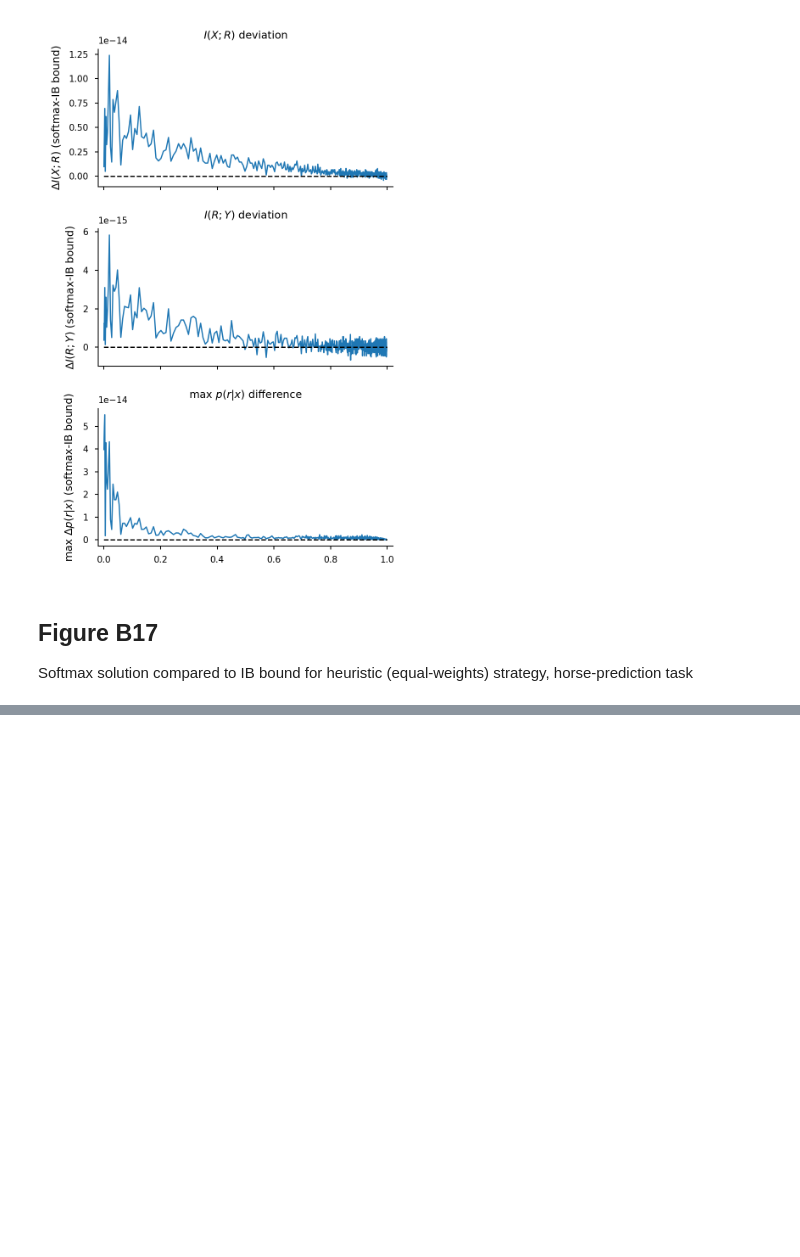
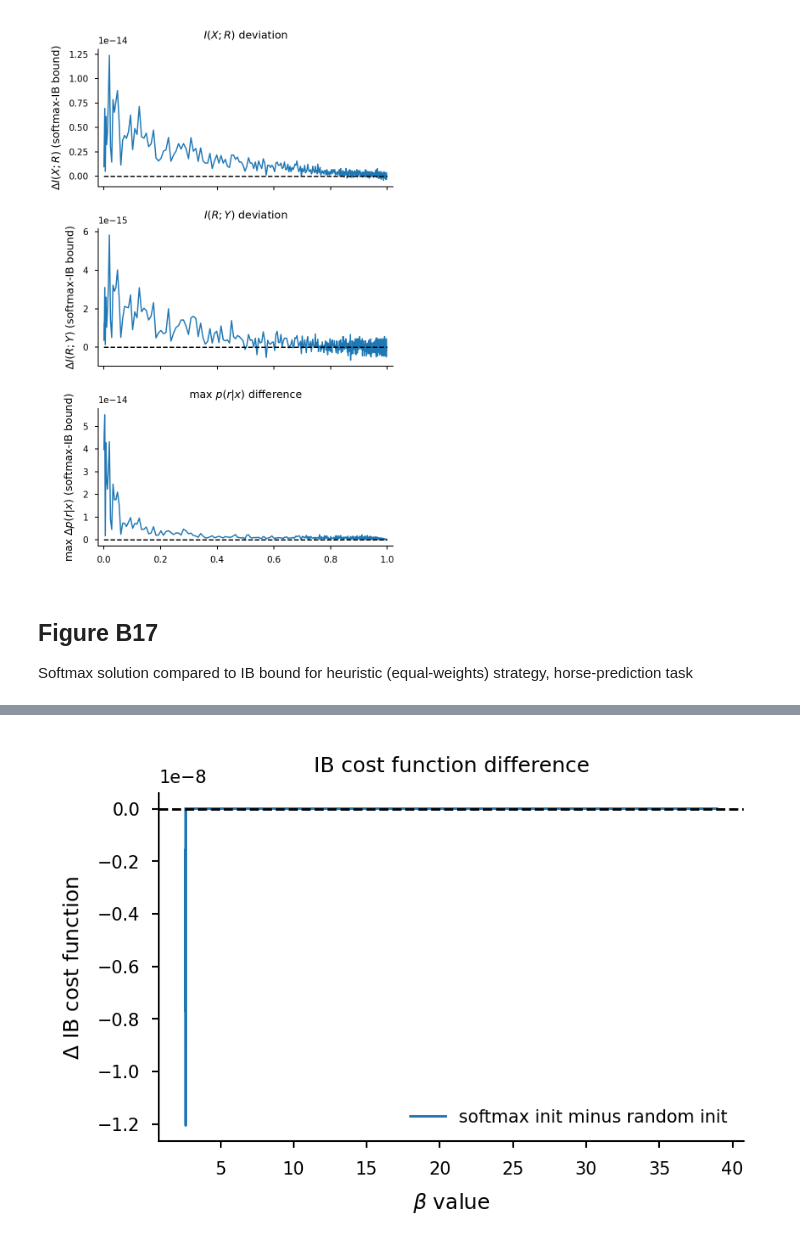
Before and after one commit to jacobaparker/human-inference-IB, a Jupyter notebook: mathappendix_analyses_figures.ipynb, the cells around one changed output, grey strips where cells are left out. Cells and saved outputs as stored; diff of their text form; code cells hidden in the pictures; blank space fills up the shorter version.

Commit message:
work on math appendix figures

```diff
--- a/mathappendix_analyses_figures.ipynb
+++ b/mathappendix_analyses_figures.ipynb
@@ -367,6 +368,6 @@ savefig(fig, 'FigureB16/horses_fully-opt_compare_softmax_soln_to_IB')
 ## Figure B17
 Softmax solution compared to IB bound for heuristic (equal-weights) strategy, horse-prediction task
 # %%
-X = utils.get_shapes_Xset()
+X = utils.get_shapes_Xset(encoding='equal-weights')
 p_XgY = utils.P_shapecomb_g_horse_ew(X,paramdict['midWS']['weakLLR'],paramdict['midWS']['WSratio'],paramdict['midWS']['p1'])
 softmax_curve, IB_bound_randinit, IB_bound_softmaxinit = get_beta_matched_bounds(p_XgY,p_Y,N_b=N_b_ib,max_b=max_b_ib,iterlimit=IB_iterlimit,N_threads=N_threads,base_seed=209,enforce_monotonic=False)
@@ -434,0 +379,5 @@ savefig(fig, 'FigureB17/horses_heuristic_IB-bound_comparison')
+# %%
+fig, axs = init_comparison_plot(IB_bound_softmaxinit,IB_bound_randinit)
+savefig(fig, 'FigureB17/horses_heuristic_IB-init_comparison')
+# %% [output]
+[figure, added]
```
Also changed, not shown: parts of 18 cells of this notebook, 14 other files.
